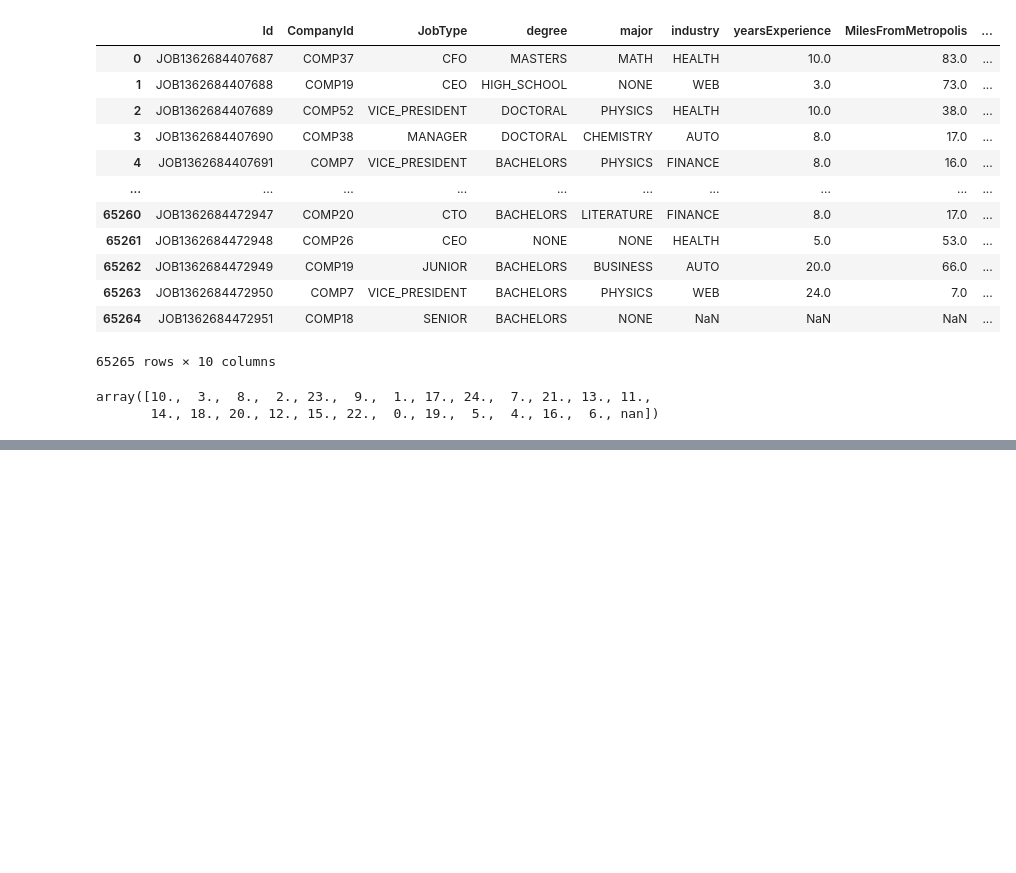
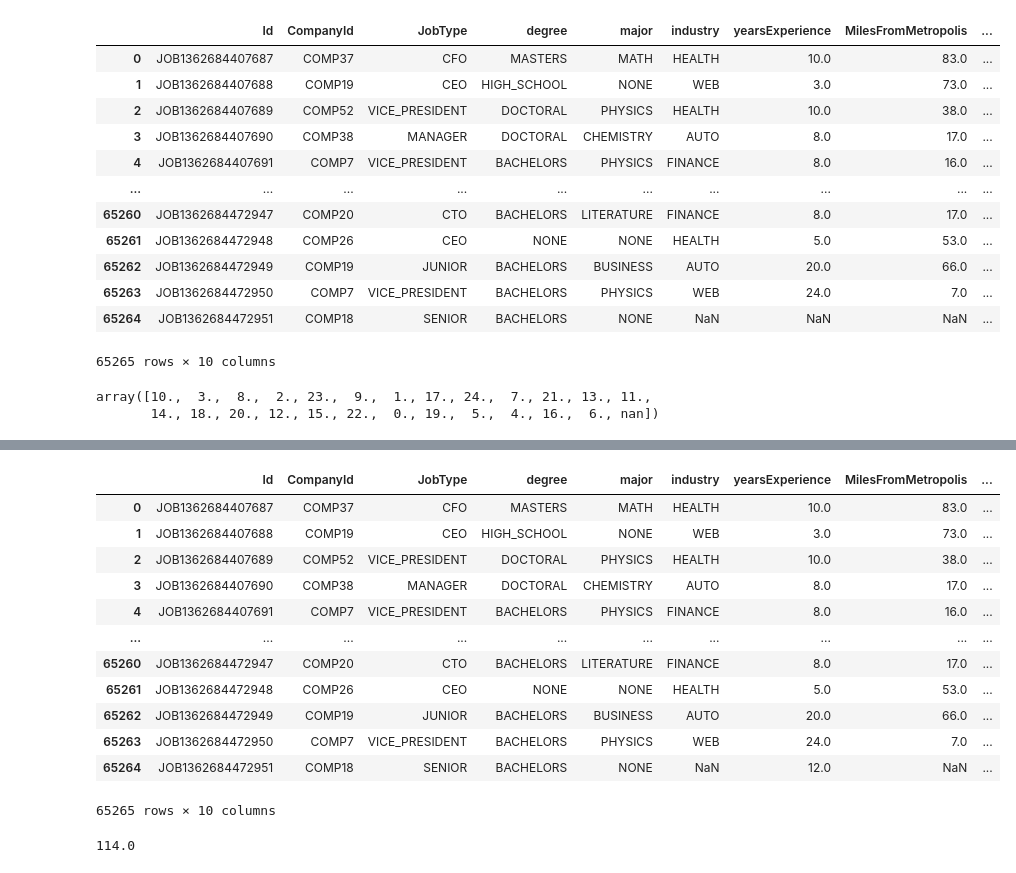
Before and after one commit to PerlaLunaD/analisis-salarial-por-industria, a Jupyter notebook: Análisis__Salarial__por__Industria.ipynb, the cells around one changed output, grey strips where cells are left out. Saved outputs shown, nothing was run; the diff lists cells and outputs as text; code cells hidden in the pictures; blank space fills up the shorter version.

```diff
--- a/Análisis__Salarial__por__Industria.ipynb
+++ b/Análisis__Salarial__por__Industria.ipynb
@@ -101,3 +104,5 @@ df['yearsExperience'].unique()
 # %% [output]
 array([10.,  3.,  8.,  2., 23.,  9.,  1., 17., 24.,  7., 21., 13., 11.,
        14., 18., 20., 12., 15., 22.,  0., 19.,  5.,  4., 16.,  6., nan])
+# %%
+df.drop_duplicates(inplace=True)  # Elimina filas duplicadas
@@ -103,0 +113,2 @@ array([10.,  3.,  8.,  2., 23.,  9.,  1., 17., 24.,  7., 21., 13., 11.,
+# %%
+df1 = df.copy()
@@ -103,0 +131,3 @@ array([10.,  3.,  8.,  2., 23.,  9.,  1., 17., 24.,  7., 21., 13., 11.,
+# %%
+mediana = df1['yearsExperience'].median()
+mediana
@@ -103,0 +136,2 @@ array([10.,  3.,  8.,  2., 23.,  9.,  1., 17., 24.,  7., 21., 13., 11.,
+# %%
+df1['yearsExperience'].fillna(mediana, inplace = True)
@@ -103,0 +145,21 @@ array([10.,  3.,  8.,  2., 23.,  9.,  1., 17., 24.,  7., 21., 13., 11.,
+# %%
+df1
+# %% [output]
+|  | Id | CompanyId | JobType | degree | major | industry | yearsExperience | MilesFromMetropolis | ... |
+| 0 | JOB1362684407687 | COMP37 | CFO | MASTERS | MATH | HEALTH | 10.0 | 83.0 | ... |
+| 1 | JOB1362684407688 | COMP19 | CEO | HIGH_SCHOOL | NONE | WEB | 3.0 | 73.0 | ... |
+| 2 | JOB1362684407689 | COMP52 | VICE_PRESIDENT | DOCTORAL | PHYSICS | HEALTH | 10.0 | 38.0 | ... |
+| 3 | JOB1362684407690 | COMP38 | MANAGER | DOCTORAL | CHEMISTRY | AUTO | 8.0 | 17.0 | ... |
+| 4 | JOB1362684407691 | COMP7 | VICE_PRESIDENT | BACHELORS | PHYSICS | FINANCE | 8.0 | 16.0 | ... |
+| ... | ... | ... | ... | ... | ... | ... | ... | ... | ... |
+| 65260 | JOB1362684472947 | COMP20 | CTO | BACHELORS | LITERATURE | FINANCE | 8.0 | 17.0 | ... |
+| 65261 | JOB1362684472948 | COMP26 | CEO | NONE | NONE | HEALTH | 5.0 | 53.0 | ... |
+| 65262 | JOB1362684472949 | COMP19 | JUNIOR | BACHELORS | BUSINESS | AUTO | 20.0 | 66.0 | ... |
+| 65263 | JOB1362684472950 | COMP7 | VICE_PRESIDENT | BACHELORS | PHYSICS | WEB | 24.0 | 7.0 | ... |
+| 65264 | JOB1362684472951 | COMP18 | SENIOR | BACHELORS | NONE | NaN | 12.0 | NaN | ... |
+65265 rows × 10 columns
+# %%
+mediana = df1['salary'].median()
+mediana
+# %% [output]
+114.0
```
Also changed, not shown: parts of 11 cells of this notebook.
